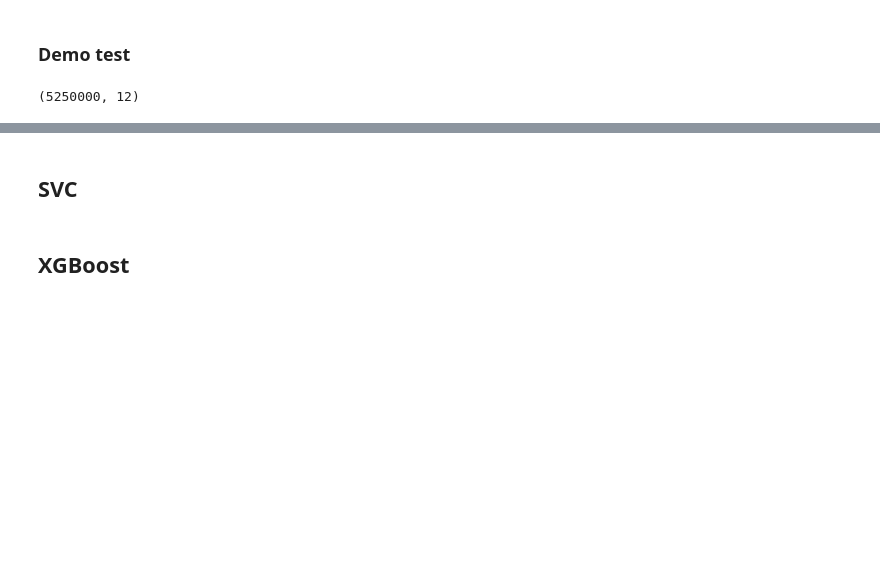
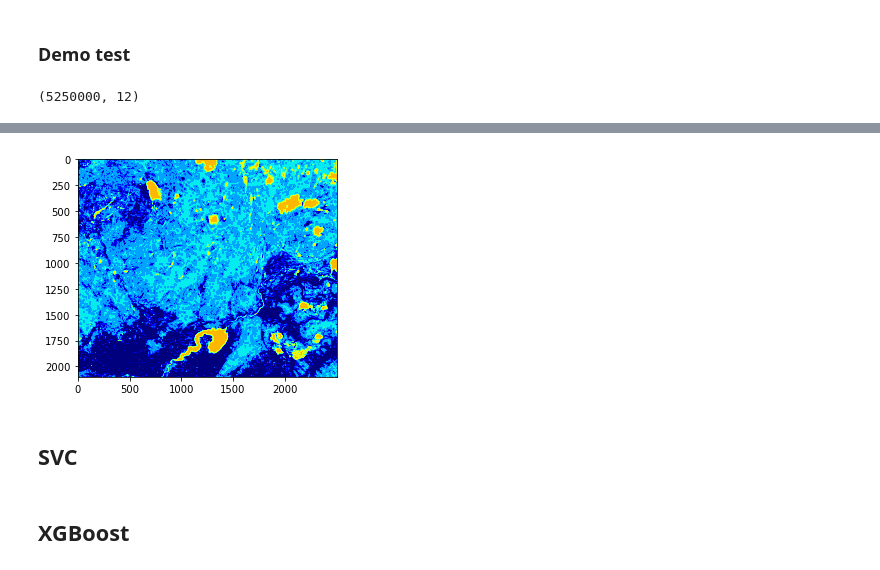
Before and after one commit to fynnweaver/Land_Cover_Classification, a Jupyter notebook: Code.ipynb, the cells around one changed output, grey strips where cells are left out. Saved outputs shown, nothing was run; the diff lists cells and outputs as text; code cells hidden in the pictures; blank space fills up the shorter version.

Commit message:
Maps and CM for versions using higher subsample and cluster column

```diff
--- a/Code.ipynb
+++ b/Code.ipynb
@@ -641,2 +730,11 @@ prediction_map = plt.imshow(map_pred, cmap=cmap)
+# %%
+#plot demo prediction map
+map_pred = np.asarray(X_demo['clusters']).reshape(2100, 2500)
+cmap = cm.get_cmap('jet', 15)    # set discrete
+
+prediction_map = plt.imshow(map_pred, cmap=cmap)
+#prediction_map.figure.savefig(os.path.join(confusion_path, 'demo', 'true_detail.png'))
+# %% [output]
+[figure, new version]
 # %%
 #save confusion matrix
```
Also changed, not shown: parts of 55 cells of this notebook, 6 other files.
